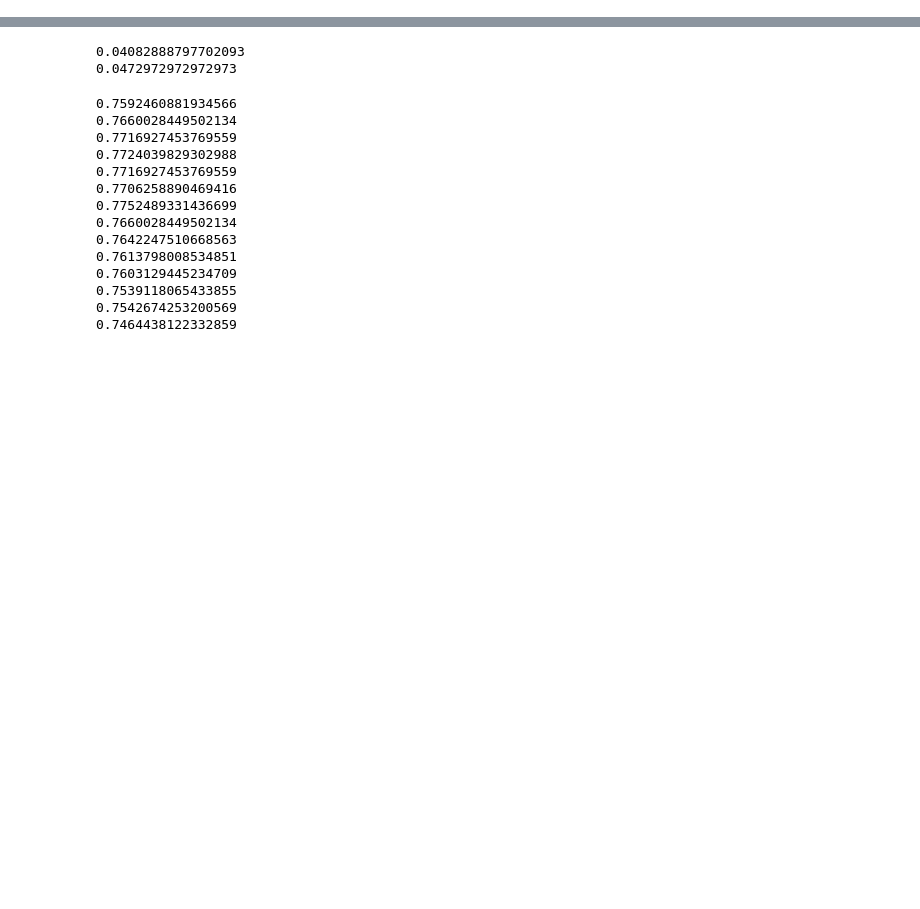
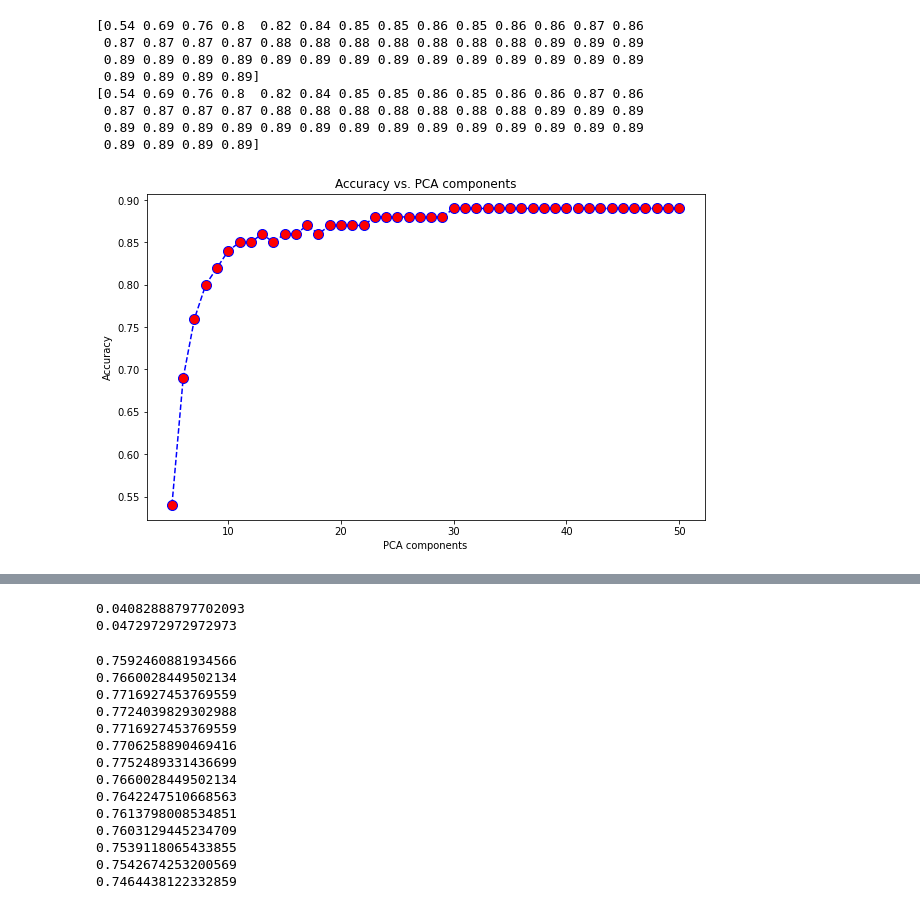
Before and after one commit to allaaamr/Bachelor_Identify-Moevements-EMG, a Jupyter notebook: main.ipynb, the cells around one changed output, grey strips where cells are left out. Drawn from its saved outputs; the diff is of its cells as text; code cells hidden in the pictures; blank space fills up the shorter version.

```diff
--- a/main.ipynb
+++ b/main.ipynb
@@ -246,0 +322,37 @@ X_train = np.asarray(X_train).astype('float64')
+# %%
+print(pcas)
+pcas = np.around(pcas, decimals=2)
+print(pcas)
+
+plt.figure(figsize=(10,6))
+plt.plot(range(5,51),pcas,color='blue', linestyle='dashed',marker='o',markerfacecolor='red', markersize=10)
+plt.title('Accuracy vs. PCA components')
+plt.xlabel('PCA components')
+plt.ylabel('Accuracy')
+plt.show()
+
+# x =  range(5,51)  # the label locations
+# width = 0.1  # the width of the bars
+# fig, ax = plt.subplots(figsize=(10, 8))
+# movement = ax.plot(x, pcas, width, label='Movement Accuracy')
+
+# ax.set_ylabel('Accuracy')
+# ax.set_xlabel('Number of principal components')
+# ax.set_title('Accuracy with dimensionality reduction')
+# ax.bar_label(movement)
+# ax.set_xticks(subjects, subjects)
+# ax.set_xticks(x, x)
+# ax.legend()
+# # ax.bar_label(movement)
+# fig.tight_layout()
+# plt.show()
+# %% [output]
+[0.54 0.69 0.76 0.8  0.82 0.84 0.85 0.85 0.86 0.85 0.86 0.86 0.87 0.86
+ 0.87 0.87 0.87 0.87 0.88 0.88 0.88 0.88 0.88 0.88 0.88 0.89 0.89 0.89
+ 0.89 0.89 0.89 0.89 0.89 0.89 0.89 0.89 0.89 0.89 0.89 0.89 0.89 0.89
+ 0.89 0.89 0.89 0.89]
+[0.54 0.69 0.76 0.8  0.82 0.84 0.85 0.85 0.86 0.85 0.86 0.86 0.87 0.86
+ 0.87 0.87 0.87 0.87 0.88 0.88 0.88 0.88 0.88 0.88 0.88 0.89 0.89 0.89
+ 0.89 0.89 0.89 0.89 0.89 0.89 0.89 0.89 0.89 0.89 0.89 0.89 0.89 0.89
+ 0.89 0.89 0.89 0.89]
+[figure, added]
```
Also changed, not shown: parts of 7 cells of this notebook, 15 other files.
